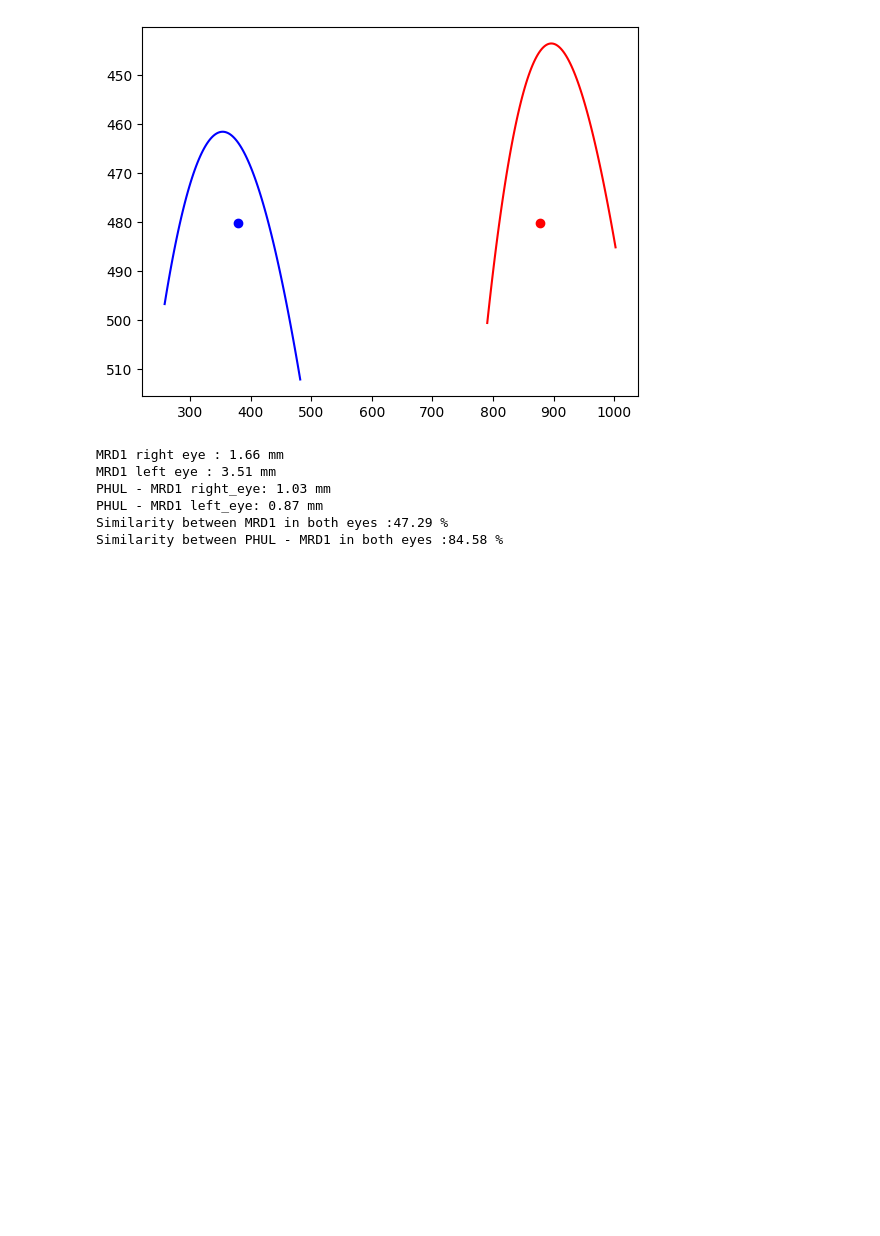
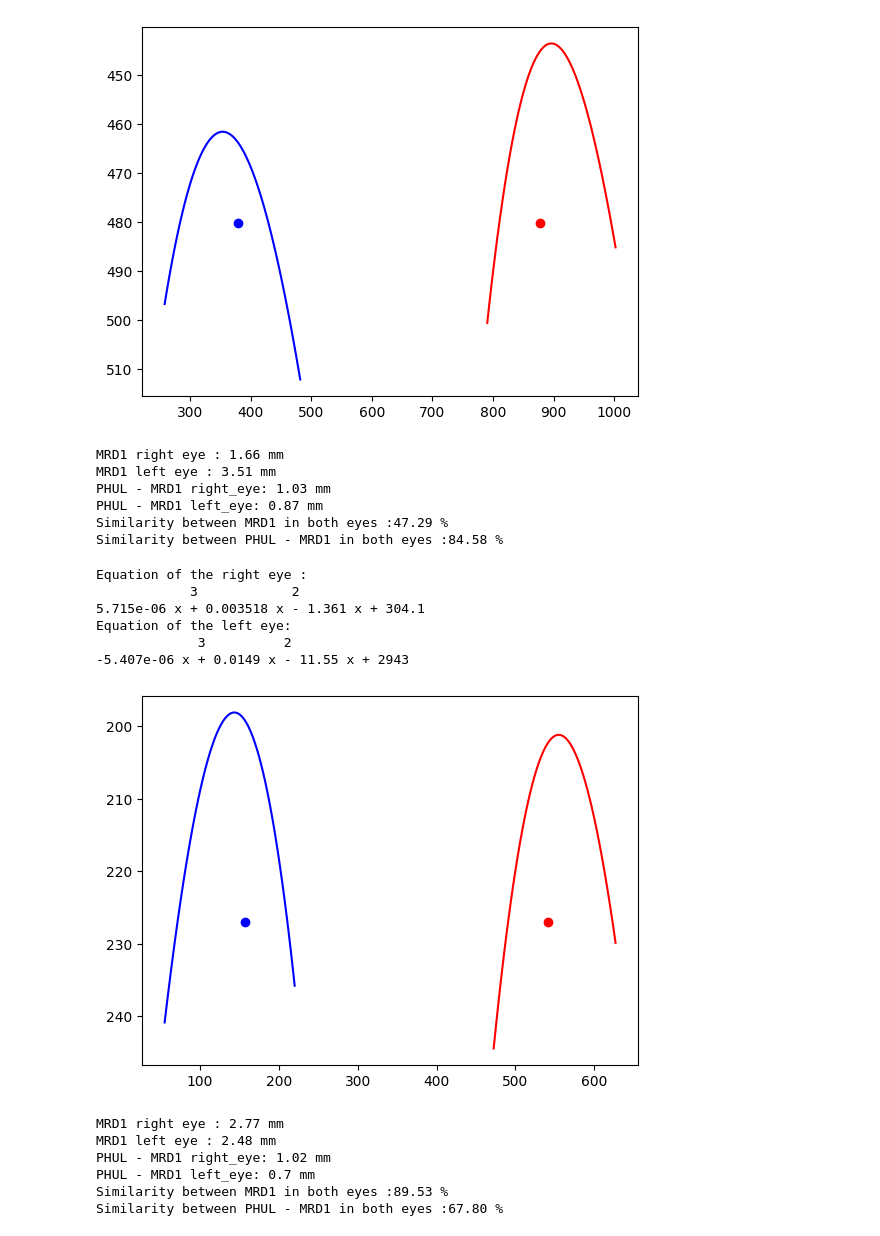
Before and after one commit to Oz174/Ptotic_Eye_Project, a Jupyter notebook: test.ipynb, the cells around one changed output. Drawn from its saved outputs; the diff is of its cells as text; code cells hidden in the pictures; blank space fills up the shorter version.

Commit message:
both results

```diff
--- a/test.ipynb
+++ b/test.ipynb
@@ -6,14 +3,0 @@ import matplotlib.pyplot as plt
-# %%
-# read the rotated.txt
-coordinates = []
-split_idx = -1
-with open('rotated.txt','r') as coord_file:
-    while True:
-        p = coord_file.readline().strip('\n')
-        if p == '':
-            break
-        try:
-            x,y = p.split('\t')
-            coordinates.append((float(x),float(y)))
-        except ValueError:
-            split_idx = int(p)
@@ -38,4 +4,24 @@ len(upper_left_contour) , len(upper_right_contour)
 # %%
+def read_coordinates(filename):
+    coordinates = []
+    split_idx = -1
+    with open(filename,'r') as coord_file:
+        while True:
+            p = coord_file.readline().strip('\n')
+            if p == '':
+                break
+            try:
+                x,y = p.split('\t')
+                coordinates.append((float(x),float(y)))
+            except ValueError:
+                split_idx = int(p)
+    left_pupil = coordinates.pop() # last coord
+    right_pupil = coordinates.pop() # before last coord
+    upper_right_contour = coordinates[:split_idx]
+    upper_left_contour = coordinates[split_idx:]
+    return upper_right_contour,upper_left_contour, right_pupil,left_pupil
+
+
 def choose_best_fit_degree(contour):
     x = [c[0] for c in contour]
     y = [c[1] for c in contour]
@@ -93,3 +80,21 @@ PHUL - MRD1 right_eye: 1.03 mm
 PHUL - MRD1 left_eye: 0.87 mm
 Similarity between MRD1 in both eyes :47.29 %
 Similarity between PHUL - MRD1 in both eyes :84.58 %
+# %%
+upper_right_contour,upper_left_contour,right_pupil,left_pupil = read_coordinates('rotated_post.txt')
+
+plot_contour(upper_right_contour,upper_left_contour,right_pupil,left_pupil)
+# %% [output]
+Equation of the right eye :
+            3            2
+5.715e-06 x + 0.003518 x - 1.361 x + 304.1
+Equation of the left eye:
+             3          2
+-5.407e-06 x + 0.0149 x - 11.55 x + 2943
+[figure, added]
+MRD1 right eye : 2.77 mm
+MRD1 left eye : 2.48 mm
+PHUL - MRD1 right_eye: 1.02 mm
+PHUL - MRD1 left_eye: 0.7 mm
+Similarity between MRD1 in both eyes :89.53 %
+Similarity between PHUL - MRD1 in both eyes :67.80 %
```
Also changed, not shown: parts of 5 cells of this notebook, 1 other file.
